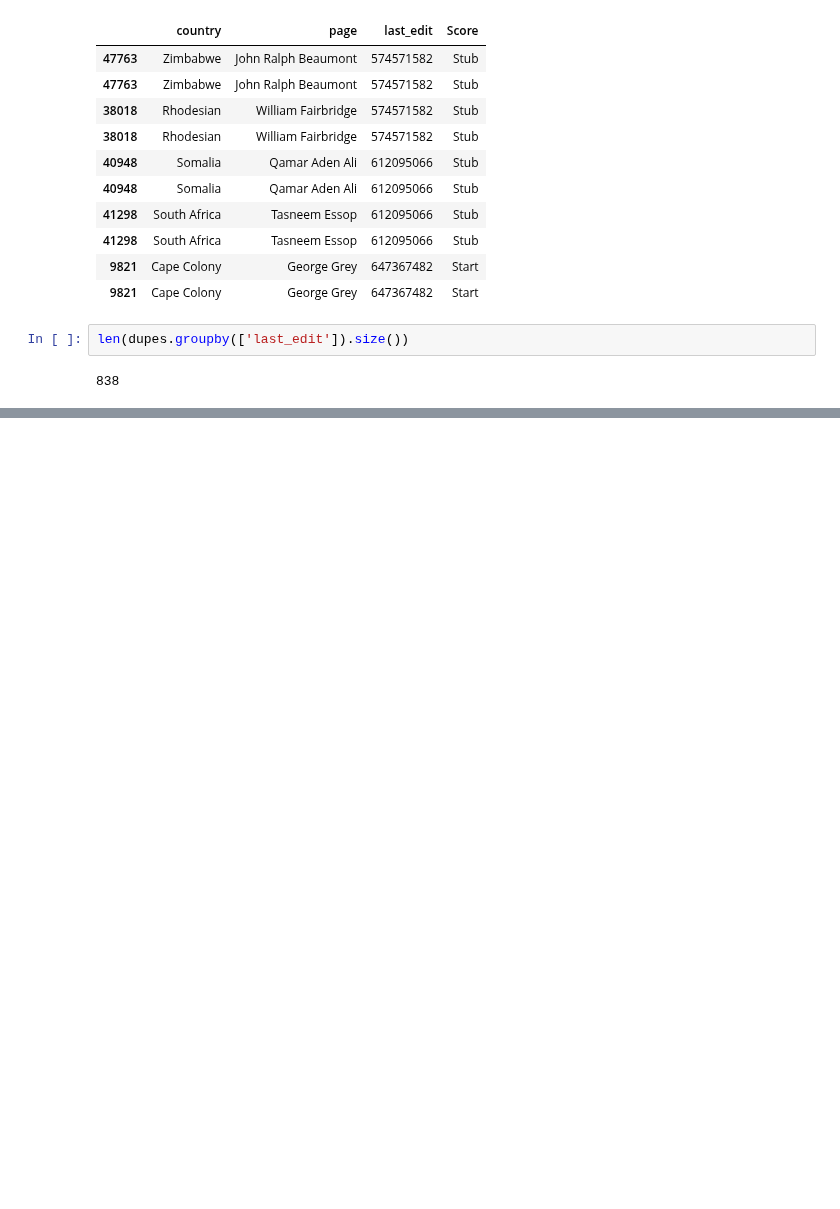
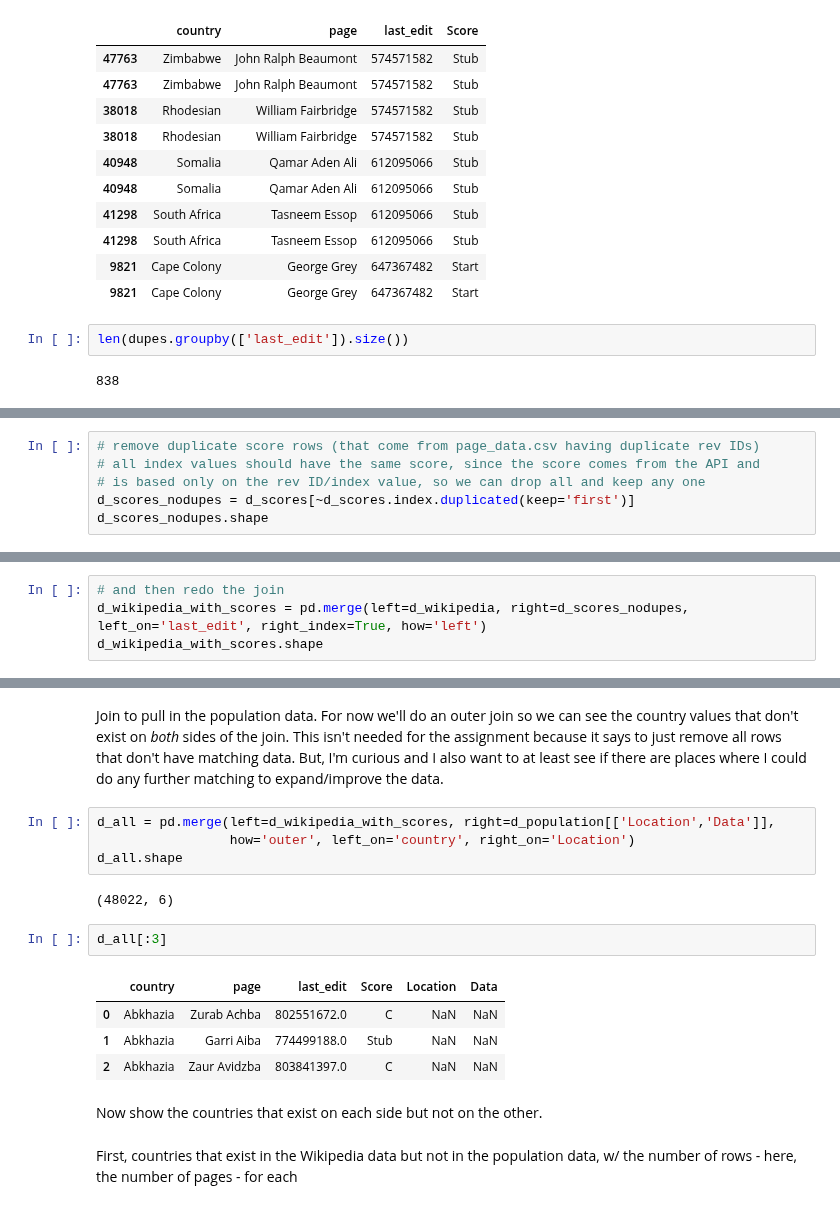
Before and after one commit to aenfield/Data512, a Jupyter notebook: data-512-a2/hcds-a2-bias.ipynb, the cells around one changed output, grey strips where cells are left out. Cells and saved outputs as stored; diff of their text form; blank space fills up the shorter version.

Commit message:
Finished first rough cut at analysis numbers, including with filter for only large countries; also added some additional country name mapping.

```diff
--- a/data-512-a2/hcds-a2-bias.ipynb
+++ b/data-512-a2/hcds-a2-bias.ipynb
@@ -295,0 +283,6 @@ Name: last_edit, Length: 838, dtype: int64
+# %%
+# remove duplicate score rows (that come from page_data.csv having duplicate rev IDs)
+# all index values should have the same score, since the score comes from the API and
+# is based only on the rev ID/index value, so we can drop all and keep any one
+d_scores_nodupes = d_scores[~d_scores.index.duplicated(keep='first')]
+d_scores_nodupes.shape
@@ -295,0 +295,4 @@ Name: last_edit, Length: 838, dtype: int64
+# %%
+# and then redo the join
+d_wikipedia_with_scores = pd.merge(left=d_wikipedia, right=d_scores_nodupes, left_on='last_edit', right_index=True, how='left')
+d_wikipedia_with_scores.shape
@@ -295,0 +312,19 @@ Name: last_edit, Length: 838, dtype: int64
+# %% [markdown]
+Join to pull in the population data. For now we'll do an outer join so we can see the country values that don't exist on _both_ sides of the join. This isn't needed for the assignment because it says to just remove all rows that don't have matching data. But, I'm curious and I also want to at least see if there are places where I could do any further matching to expand/improve the data.
+# %%
+d_all = pd.merge(left=d_wikipedia_with_scores, right=d_population[['Location','Data']],
+                 how='outer', left_on='country', right_on='Location')
+d_all.shape
+# %% [output]
+(48022, 6)
+# %%
+d_all[:3]
+# %% [output]
+|  | country | page | last_edit | Score | Location | Data |
+| 0 | Abkhazia | Zurab Achba | 802551672.0 | C | NaN | NaN |
+| 1 | Abkhazia | Garri Aiba | 774499188.0 | Stub | NaN | NaN |
+| 2 | Abkhazia | Zaur Avidzba | 803841397.0 | C | NaN | NaN |
+# %% [markdown]
+Now show the countries that exist on each side but not on the other.
+# %% [markdown]
+First, countries that exist in the Wikipedia data but not in the population data, w/ the number of rows - here, the number of pages - for each
```
Also changed, not shown: parts of 51 cells of this notebook.
